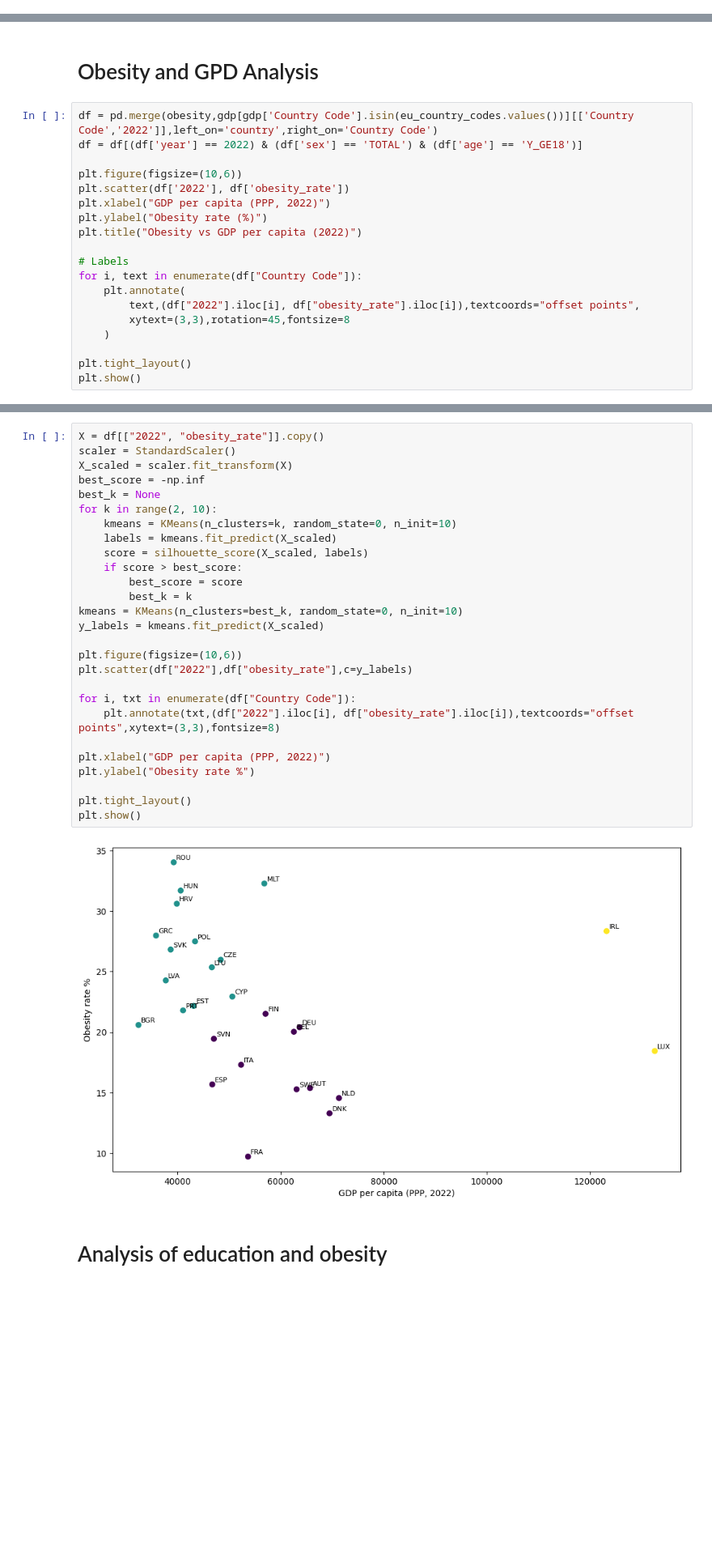
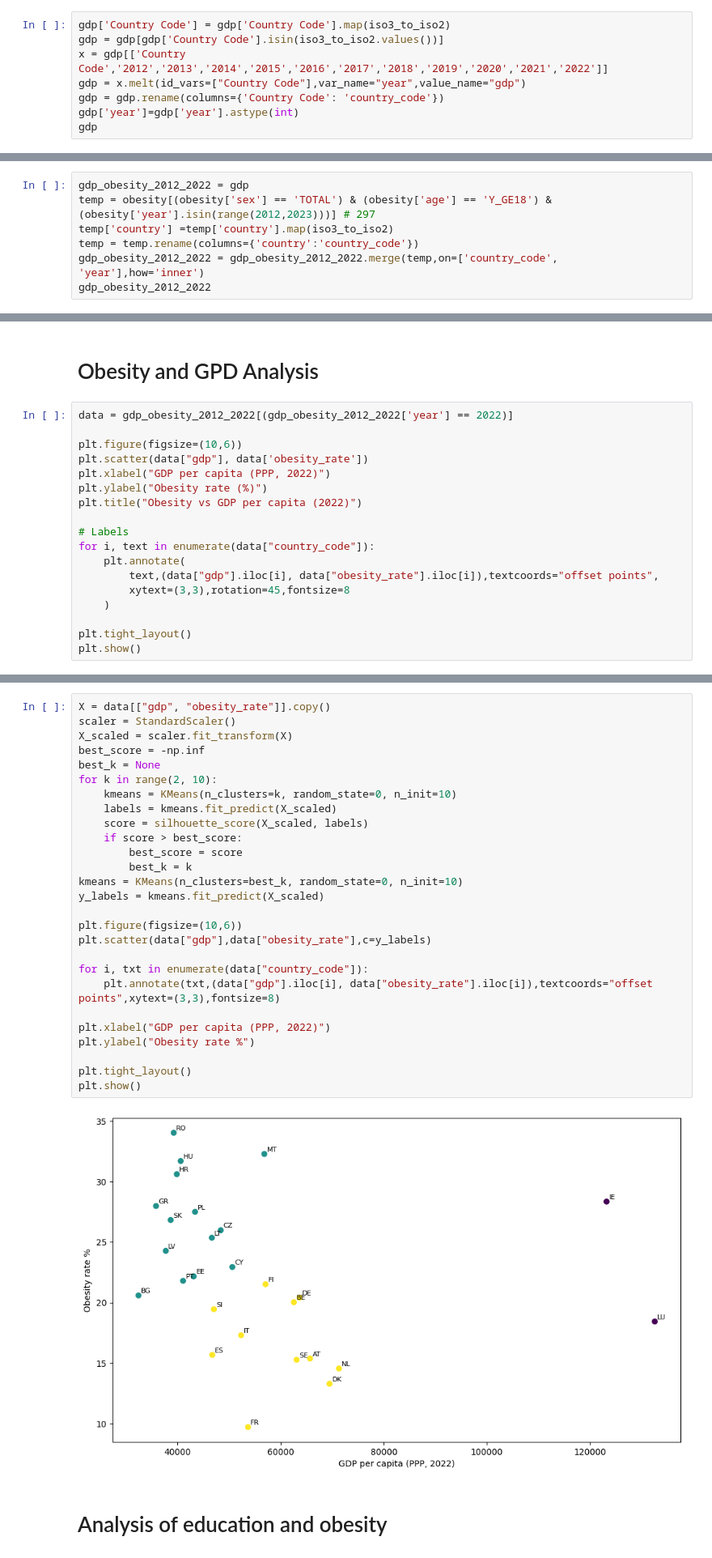
Before and after one commit to Danialmohebbi/EU-Obesity-Analysis, a Jupyter notebook: main.ipynb, the cells around one changed output, grey strips where cells are left out. Shown at 81% size. Drawn from its saved outputs; the diff is of its cells as text; blank space fills up the shorter version.

```diff
--- a/main.ipynb
+++ b/main.ipynb
@@ -99,0 +123,8 @@ obesity = obesity[obesity['country'].notna()]
+# %%
+gdp['Country Code'] = gdp['Country Code'].map(iso3_to_iso2)
+gdp = gdp[gdp['Country Code'].isin(iso3_to_iso2.values())]
+x = gdp[['Country Code','2012','2013','2014','2015','2016','2017','2018','2019','2020','2021','2022']]
+gdp = x.melt(id_vars=["Country Code"],var_name="year",value_name="gdp")
+gdp = gdp.rename(columns={'Country Code': 'country_code'})
+gdp['year']=gdp['year'].astype(int)
+gdp
@@ -99,0 +204,7 @@ obesity = obesity[obesity['country'].notna()]
+# %%
+gdp_obesity_2012_2022 = gdp
+temp = obesity[(obesity['sex'] == 'TOTAL') & (obesity['age'] == 'Y_GE18') & (obesity['year'].isin(range(2012,2023)))] # 297
+temp['country'] =temp['country'].map(iso3_to_iso2)
+temp = temp.rename(columns={'country':'country_code'})
+gdp_obesity_2012_2022 = gdp_obesity_2012_2022.merge(temp,on=['country_code', 'year'],how='inner')
+gdp_obesity_2012_2022
@@ -170,19 +312,18 @@ plt.show()
 # %% [markdown]
 <h1>Obesity and GPD Analysis</h1>
 # %%
-df = pd.merge(obesity,gdp[gdp['Country Code'].isin(eu_country_codes.values())][['Country Code','2022']],left_on='country',right_on='Country Code')
-df = df[(df['year'] == 2022) & (df['sex'] == 'TOTAL') & (df['age'] == 'Y_GE18')]
+data = gdp_obesity_2012_2022[(gdp_obesity_2012_2022['year'] == 2022)]
 
 plt.figure(figsize=(10,6))
-plt.scatter(df['2022'], df['obesity_rate'])
+plt.scatter(data["gdp"], data['obesity_rate'])
 plt.xlabel("GDP per capita (PPP, 2022)")
 plt.ylabel("Obesity rate (%)")
 plt.title("Obesity vs GDP per capita (2022)")
 
 # Labels
-for i, text in enumerate(df["Country Code"]):
+for i, text in enumerate(data["country_code"]):
     plt.annotate(
-        text,(df["2022"].iloc[i], df["obesity_rate"].iloc[i]),textcoords="offset points",
+        text,(data["gdp"].iloc[i], data["obesity_rate"].iloc[i]),textcoords="offset points",
         xytext=(3,3),rotation=45,fontsize=8
     )
 
@@ -193,32 +334,32 @@ plt.show()
 # %%
-X = df[["2022", "obesity_rate"]].copy()
+X = data[["gdp", "obesity_rate"]].copy()
 scaler = StandardScaler()
 X_scaled = scaler.fit_transform(X)
 best_score = -np.inf
 best_k = None
 for k in range(2, 10):
     kmeans = KMeans(n_clusters=k, random_state=0, n_init=10)
     labels = kmeans.fit_predict(X_scaled)
     score = silhouette_score(X_scaled, labels)
     if score > best_score:
         best_score = score
         best_k = k
 kmeans = KMeans(n_clusters=best_k, random_state=0, n_init=10)
 y_labels = kmeans.fit_predict(X_scaled)
 
 plt.figure(figsize=(10,6))
-plt.scatter(df["2022"],df["obesity_rate"],c=y_labels)
+plt.scatter(data["gdp"],data["obesity_rate"],c=y_labels)
 
-for i, txt in enumerate(df["Country Code"]):
-    plt.annotate(txt,(df["2022"].iloc[i], df["obesity_rate"].iloc[i]),textcoords="offset points",xytext=(3,3),fontsize=8)
+for i, txt in enumerate(data["country_code"]):
+    plt.annotate(txt,(data["gdp"].iloc[i], data["obesity_rate"].iloc[i]),textcoords="offset points",xytext=(3,3),fontsize=8)
 
 plt.xlabel("GDP per capita (PPP, 2022)")
 plt.ylabel("Obesity rate %")
 
 plt.tight_layout()
 plt.show()
 # %% [output]
-[figure, old version]
+[figure, new version]
 # %% [markdown]
 <h1>Analysis of education and obesity</h1>
 # %%
```
Also changed, not shown: parts of 16 cells of this notebook.
